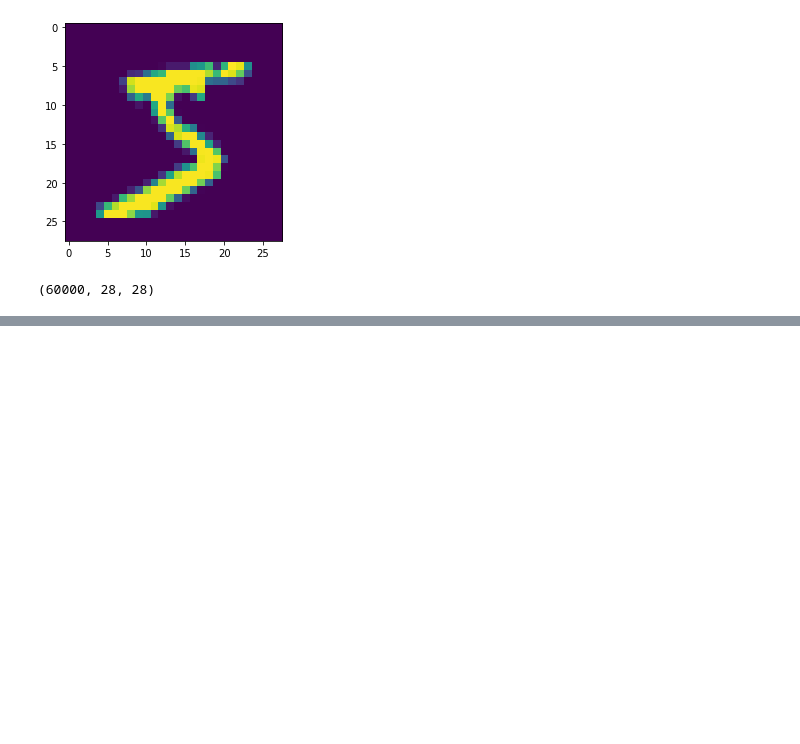
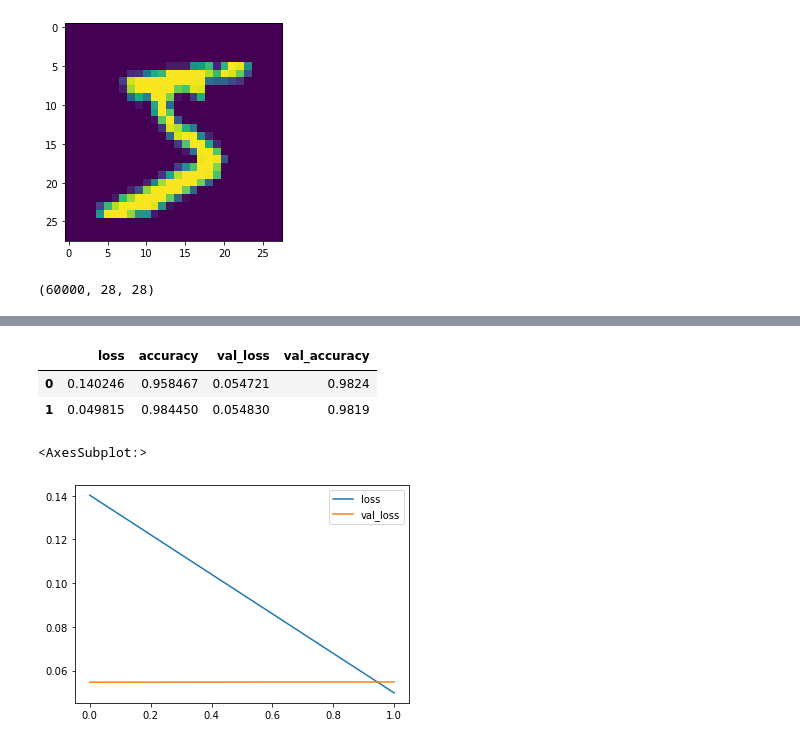
Before and after one commit to Binodmagar/Convolutional-Neural-Network-CNN-Deep-Learning, a Jupyter notebook: CNN in MNIST Dataset .ipynb, the cells around one changed output, grey strips where cells are left out. Cells and saved outputs as stored; diff of their text form; code cells hidden in the pictures; blank space fills up the shorter version.

Commit message:
creating model, evaluating and prediction in single img

```diff
--- a/CNN in MNIST Dataset .ipynb
+++ b/CNN in MNIST Dataset .ipynb
@@ -128,0 +132,16 @@ x_test = x_test.reshape(10000,28,28,1)
+# %%
+model = Sequential()
+
+model.add(Conv2D(filters=32, kernel_size=(4,4),input_shape=(28,28,1),activation='relu'))
+model.add(MaxPool2D(pool_size=(2,2)))
+
+model.add(Flatten()) # flattening img
+
+model.add(Dense(128,activation='relu')) # adding one more dense layer
+
+# output layer software --> multi class classsification
+model.add(Dense(10,activation='softmax'))
+
+#keras.io/metrics
+
+model.compile(loss='categorical_crossentropy', optimizer='adam', metrics = ['accuracy'])
@@ -128,0 +150,2 @@ x_test = x_test.reshape(10000,28,28,1)
+# %%
+early_stop = EarlyStopping(monitor='val_loss', patience=1)
@@ -128,0 +156,2 @@ x_test = x_test.reshape(10000,28,28,1)
+# %%
+model.fit(x_train, y_cat_train, epochs=10, validation_data=(x_test, y_cat_test), callbacks=[early_stop])
@@ -128,0 +164,13 @@ x_test = x_test.reshape(10000,28,28,1)
+# %%
+ metrics = pd.DataFrame(model.history.history)
+# %%
+metrics
+# %% [output]
+|  | loss | accuracy | val_loss | val_accuracy |
+| 0 | 0.140246 | 0.958467 | 0.054721 | 0.9824 |
+| 1 | 0.049815 | 0.984450 | 0.054830 | 0.9819 |
+# %%
+metrics[['loss','val_loss']].plot()
+# %% [output]
+<AxesSubplot:>
+[figure, added]
```
Also changed, not shown: parts of 20 cells of this notebook.
